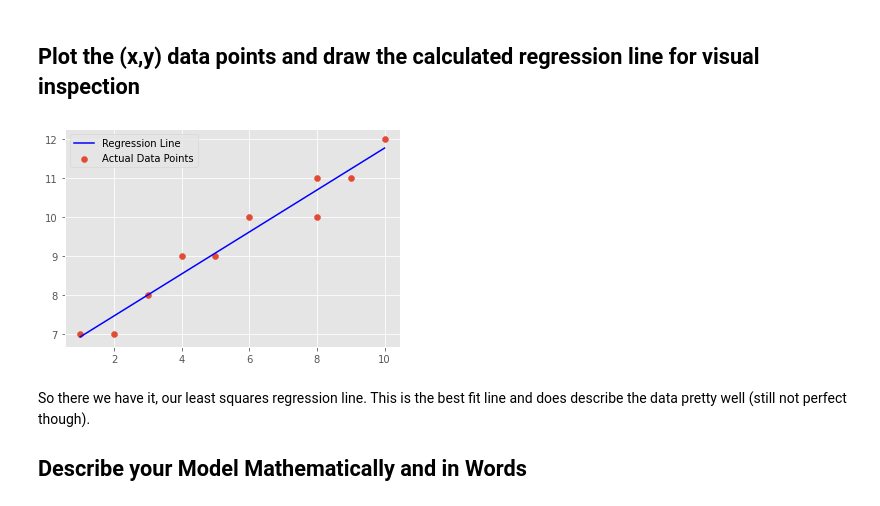
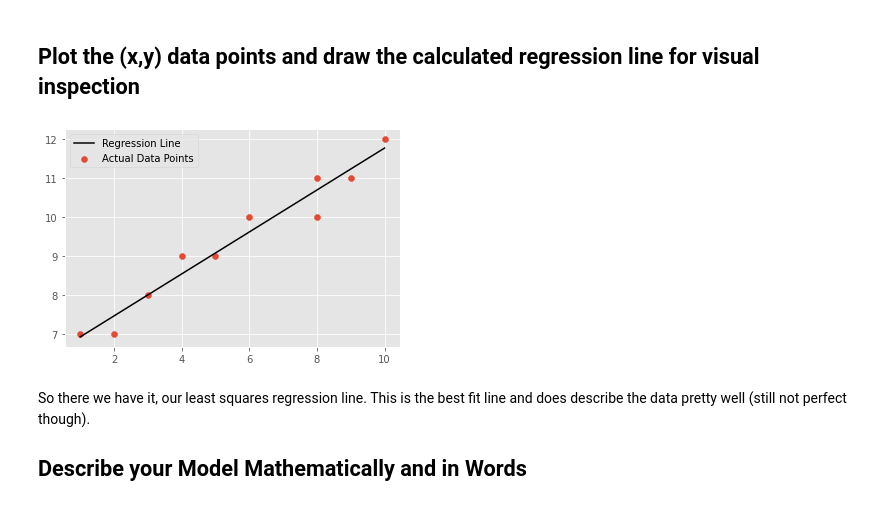
Before and after one commit to chibui191/dsc-simple-linear-regression-lab, a Jupyter notebook: index.ipynb, the cells around one changed output. Saved outputs shown, nothing was run; the diff lists cells and outputs as text; code cells hidden in the pictures.

Commit message:
Change regression line color

```diff
--- a/index.ipynb
+++ b/index.ipynb
@@ -114,10 +114,10 @@ regression_line = reg_line(m,c,X)
 # %%
 # Plot data and regression line
 plt.scatter(X, Y, label='Actual Data Points')
-plt.plot(X, regression_line, color='blue', label='Regression Line')
+plt.plot(X, regression_line, color='black', label='Regression Line')
 plt.legend();
 # %% [output]
-[figure, old version]
+[figure, new version]
 # %% [markdown]
 So there we have it, our least squares regression line. This is the best fit line and does describe the data pretty well (still not perfect though).
 
```
